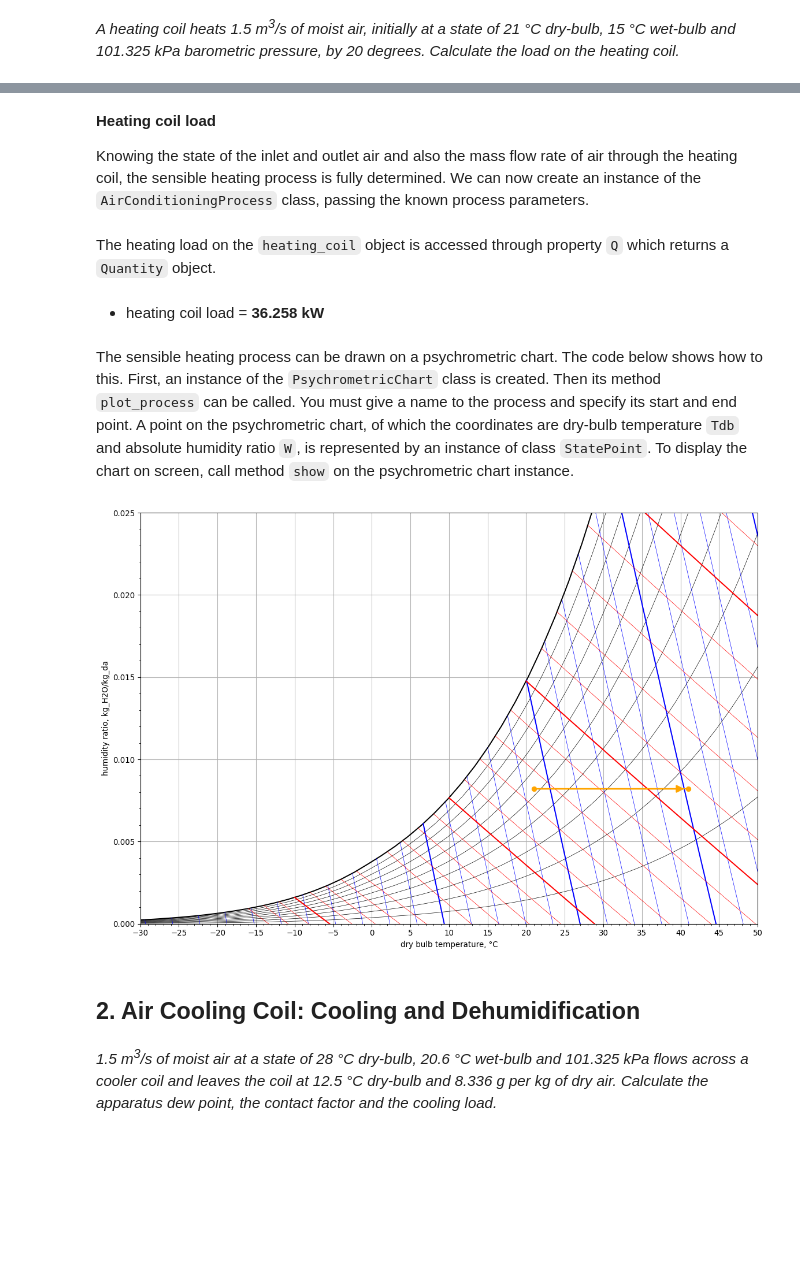
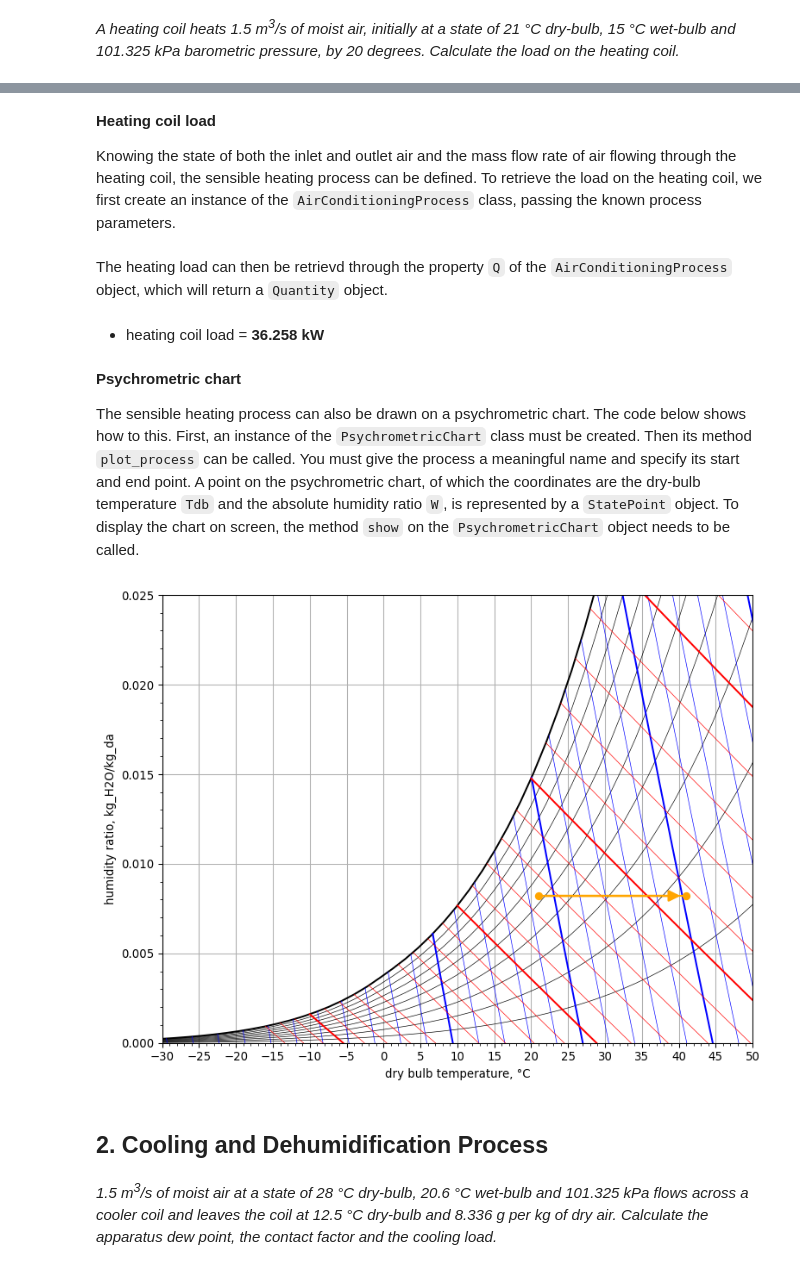
Before and after one commit to TomLXXVI/Air-Conditioning, a Jupyter notebook: airco_proc_01.ipynb, the cells around one changed output, grey strips where cells are left out. Cells and saved outputs as stored; diff of their text form; code cells hidden in the pictures; blank space fills up the shorter version.

```diff
--- a/airco_proc_01.ipynb
+++ b/airco_proc_01.ipynb
@@ -53,7 +63,7 @@ m_da = air_in.rho * V_a
 # %% [markdown]
 **Heating coil load**
 
-Knowing the state of the inlet and outlet air and also the mass flow rate of air through the heating coil, the sensible heating process is fully determined. We can now create an instance of the `AirConditioningProcess` class, passing the known process parameters.
+Knowing the state of both the inlet and outlet air and the mass flow rate of air flowing through the heating coil, the sensible heating process can be defined. To retrieve the load on the heating coil, we first create an instance of the `AirConditioningProcess` class, passing the known process parameters.
 # %%
 heating_coil = AirConditioningProcess(
     air_in=air_in,
@@ -61,25 +71,27 @@ heating_coil = AirConditioningProcess(
     m_da=m_da,
 )
 # %% [markdown]
-The heating load on the `heating_coil` object is accessed through property `Q` which returns a `Quantity` object.
+The heating load can then be retrievd through the property `Q` of the `AirConditioningProcess` object, which will return a `Quantity` object.
 # %%
 ja.display_list([f"heating coil load = <b>{heating_coil.Q.to('kW'):~P.3f}</b>"])
 # %% [output]
 heating coil load = 36.258 kW
 # %% [markdown]
-The sensible heating process can be drawn on a psychrometric chart. The code below shows how to this. First, an instance of the `PsychrometricChart` class is created. Then its method `plot_process` can be called. You must give a name to the process and specify its start and end point. A point on the psychrometric chart, of which the coordinates are dry-bulb temperature `Tdb` and absolute humidity ratio `W`, is represented by an instance of class `StatePoint`. To display the chart on screen, call method `show` on the psychrometric chart instance.
+**Psychrometric chart**
+
+The sensible heating process can also be drawn on a psychrometric chart. The code below shows how to this. First, an instance of the `PsychrometricChart` class must be created. Then its method `plot_process` can be called. You must give the process a meaningful name and specify its start and end point. A point on the psychrometric chart, of which the coordinates are the dry-bulb temperature `Tdb` and the absolute humidity ratio `W`, is represented by a `StatePoint` object. To display the chart on screen, the method `show` on the `PsychrometricChart` object needs to be called.
 # %%
-psych_chart = PsychrometricChart()
+psych_chart = PsychrometricChart(fig_size=(8, 6))
 psych_chart.plot_process(
     name='sensible heating',
     start_point=StatePoint(air_in.Tdb, air_in.W),
     end_point=StatePoint(air_out.Tdb, air_out.W)
 )
 psych_chart.show()
 # %% [output]
-[figure, old version]
+[figure, new version]
 # %% [markdown]
-## 2. Air Cooling Coil: Cooling and Dehumidification
+## 2. Cooling and Dehumidification Process
 # %% [markdown]
 *1.5 m<sup>3</sup>/s of moist air at a state of 28 °C dry-bulb, 20.6 °C wet-bulb and 101.325 kPa flows across a cooler coil and leaves the coil at 12.5 °C dry-bulb and 8.336 g per kg of dry air. Calculate the apparatus dew point, the contact factor and the cooling load.*
 # %% [markdown]
```
Also changed, not shown: parts of 115 cells of this notebook, 6 other files.
